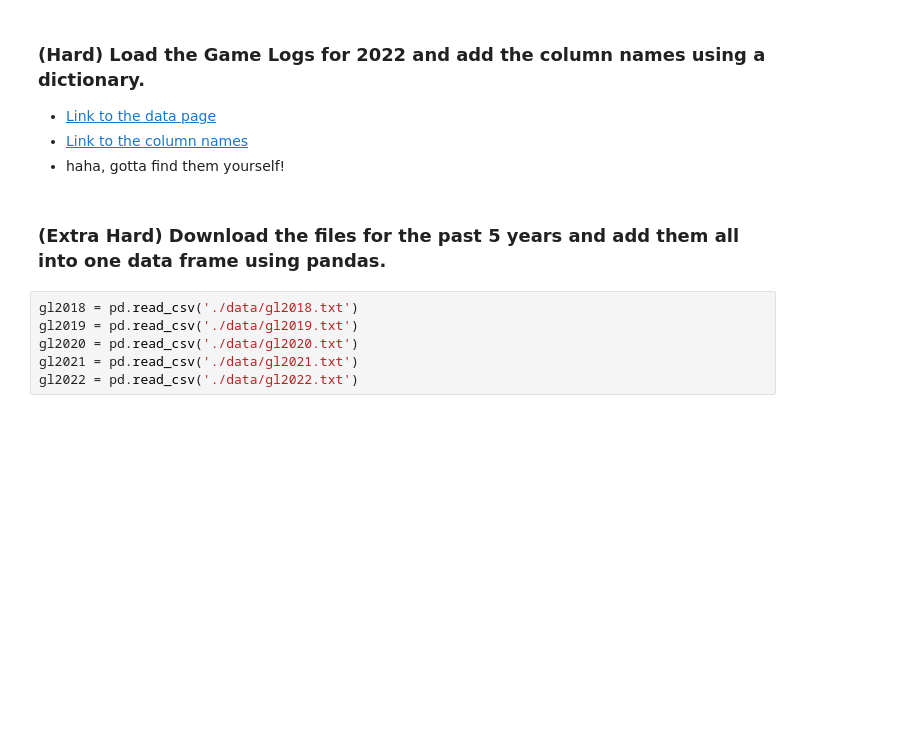
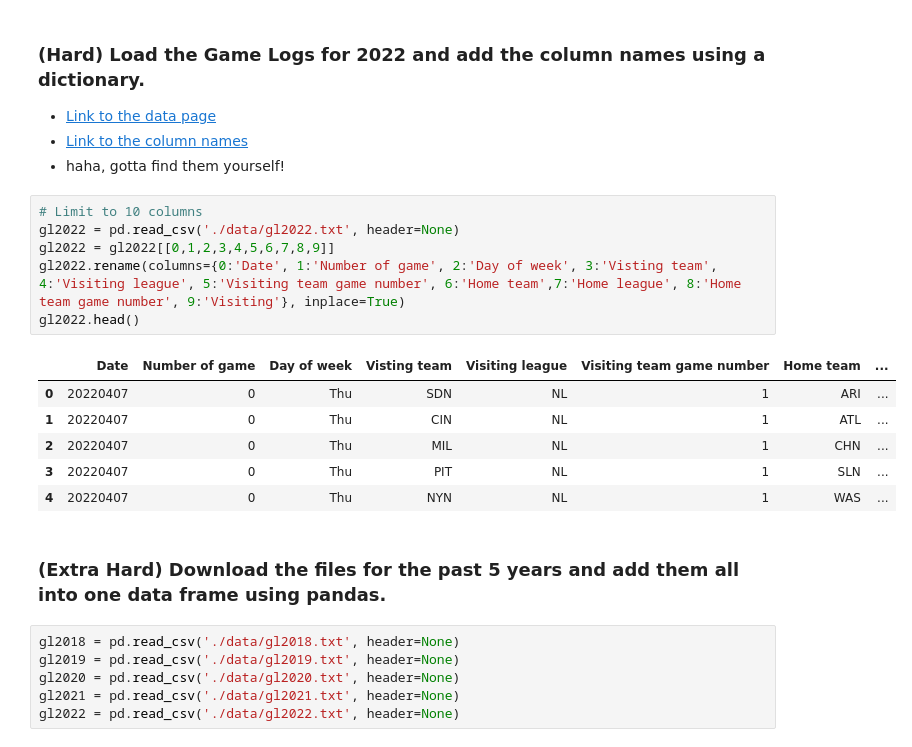
Before and after one commit to Falselysium/my-fork-2023-fall-data-science, a Jupyter notebook: Week-01-Pandas/Exercise-AZ.ipynb, the cells around one changed output. Drawn from its saved outputs; the diff is of its cells as text; blank space fills up the shorter version.

```diff
--- a/Week-01-Pandas/Exercise-AZ.ipynb
+++ b/Week-01-Pandas/Exercise-AZ.ipynb
@@ -312,11 +323,24 @@ print('Kendrick Lamar won', Kendrick_wins, 'awards.')
 * [Link to the data page](https://www.retrosheet.org/gamelogs/)
 * [Link to the column names](https://procatinator.com/)
 * haha, gotta find them yourself!
+# %%
+# Limit to 10 columns
+gl2022 = pd.read_csv('./data/gl2022.txt', header=None)
+gl2022 = gl2022[[0,1,2,3,4,5,6,7,8,9]]
+gl2022.rename(columns={0:'Date', 1:'Number of game', 2:'Day of week', 3:'Visting team', 4:'Visiting league', 5:'Visiting team game number', 6:'Home team',7:'Home league', 8:'Home team game number', 9:'Visiting'}, inplace=True)
+gl2022.head()
+# %% [output]
+|  | Date | Number of game | Day of week | Visting team | Visiting league | Visiting team game number | Home team | ... |
+| 0 | 20220407 | 0 | Thu | SDN | NL | 1 | ARI | ... |
+| 1 | 20220407 | 0 | Thu | CIN | NL | 1 | ATL | ... |
+| 2 | 20220407 | 0 | Thu | MIL | NL | 1 | CHN | ... |
+| 3 | 20220407 | 0 | Thu | PIT | NL | 1 | SLN | ... |
+| 4 | 20220407 | 0 | Thu | NYN | NL | 1 | WAS | ... |
 # %% [markdown]
 ### (Extra Hard) Download the files for the past 5 years and add them all into one data frame using pandas.
 # %%
-gl2018 = pd.read_csv('./data/gl2018.txt')
-gl2019 = pd.read_csv('./data/gl2019.txt')
-gl2020 = pd.read_csv('./data/gl2020.txt')
-gl2021 = pd.read_csv('./data/gl2021.txt')
-gl2022 = pd.read_csv('./data/gl2022.txt')
+gl2018 = pd.read_csv('./data/gl2018.txt', header=None)
+gl2019 = pd.read_csv('./data/gl2019.txt', header=None)
+gl2020 = pd.read_csv('./data/gl2020.txt', header=None)
+gl2021 = pd.read_csv('./data/gl2021.txt', header=None)
+gl2022 = pd.read_csv('./data/gl2022.txt', header=None)
```
Also changed, not shown: parts of 9 cells of this notebook.
